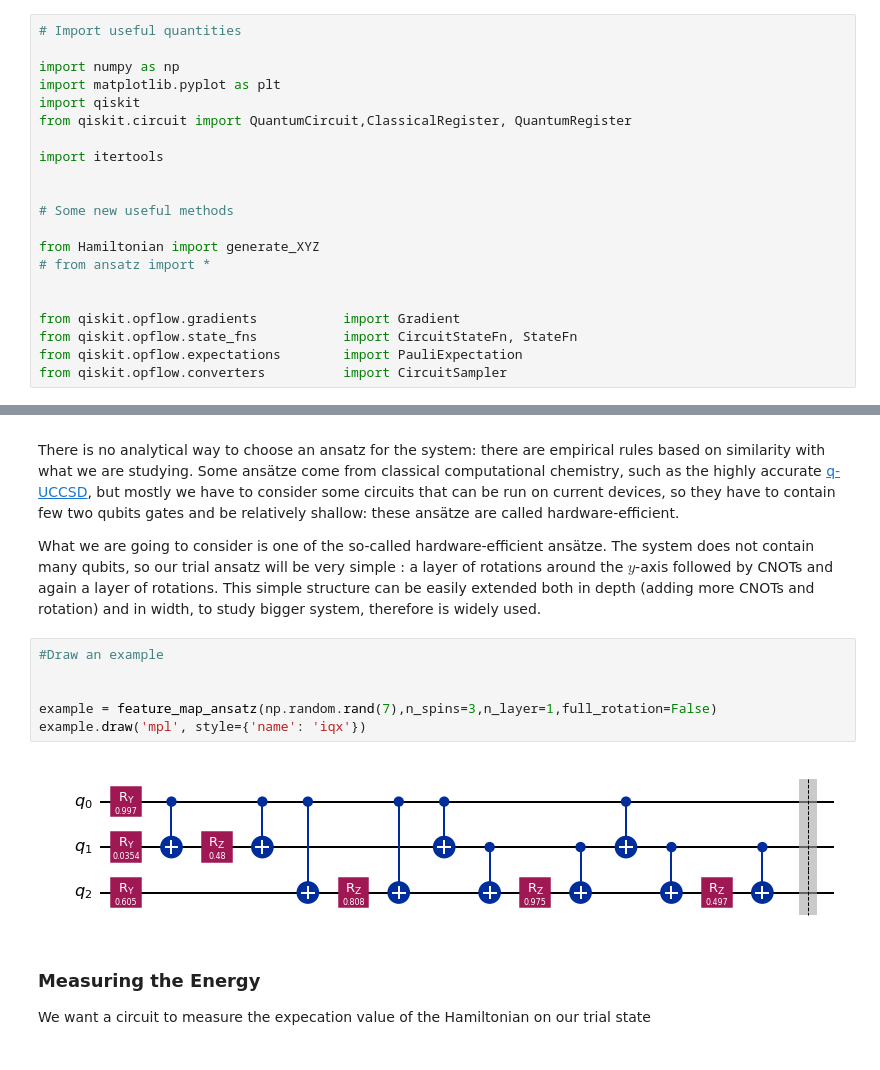
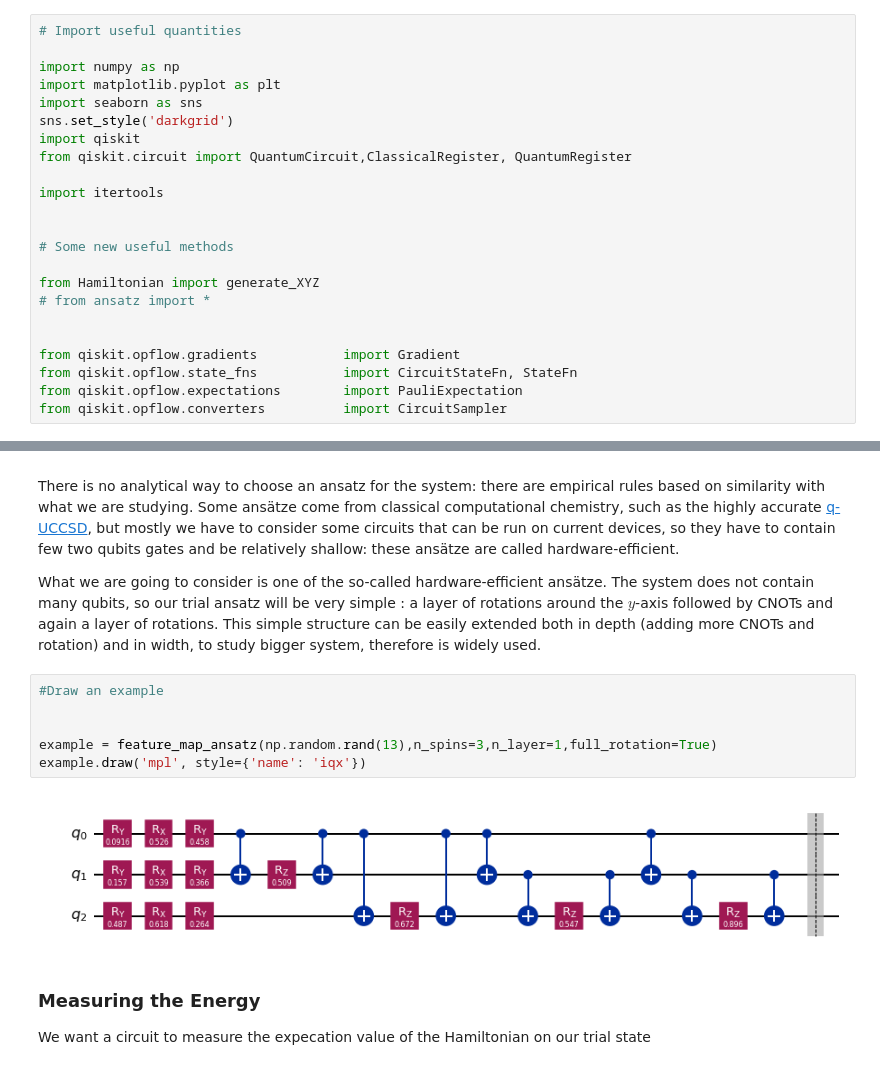
Before and after one commit to JuWu-19/Prepa-Hackathon, a Jupyter notebook: VQE_notebook.ipynb, the cells around one changed output, grey strips where cells are left out. Drawn from its saved outputs; the diff is of its cells as text.

```diff
--- a/VQE_notebook.ipynb
+++ b/VQE_notebook.ipynb
@@ -9,6 +9,8 @@ This algorithm can be used, as we are going to see, to [find out the ground stat
 
 import numpy as np
 import matplotlib.pyplot as plt
+import seaborn as sns
+sns.set_style('darkgrid')
 import qiskit
 from qiskit.circuit import QuantumCircuit,ClassicalRegister, QuantumRegister
 
@@ -70,11 +72,11 @@ The system does not contain many qubits, so our trial ansatz will be very simple
 # %%
 #Draw an example
 
 
-example = feature_map_ansatz(np.random.rand(7),n_spins=3,n_layer=1,full_rotation=False)
+example = feature_map_ansatz(np.random.rand(13),n_spins=3,n_layer=1,full_rotation=True)
 example.draw('mpl', style={'name': 'iqx'})
 # %% [output]
-[figure, old version]
+[figure, new version]
 # %% [markdown]
 ### Measuring the Energy
 
```
Also changed, not shown: parts of 9 cells of this notebook.
